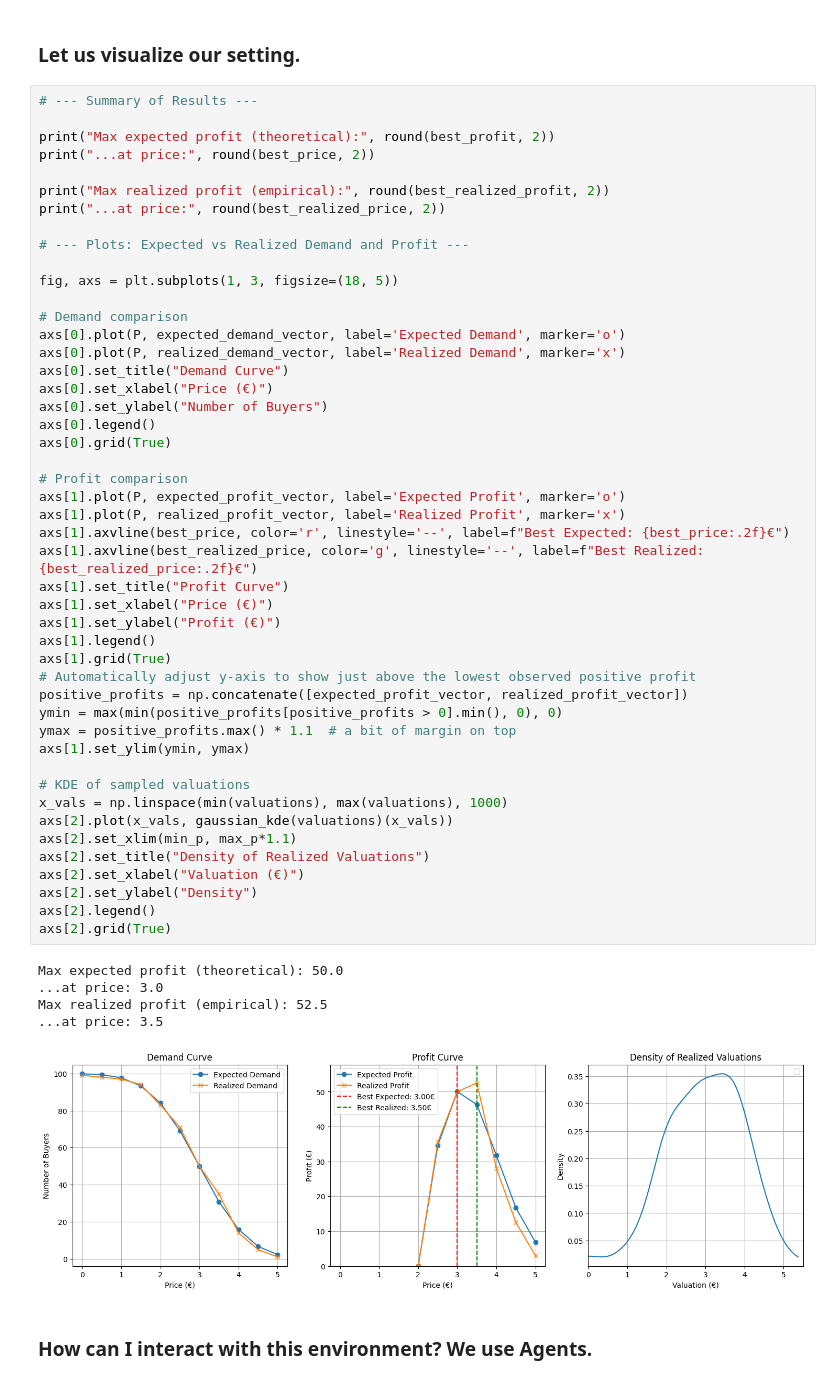
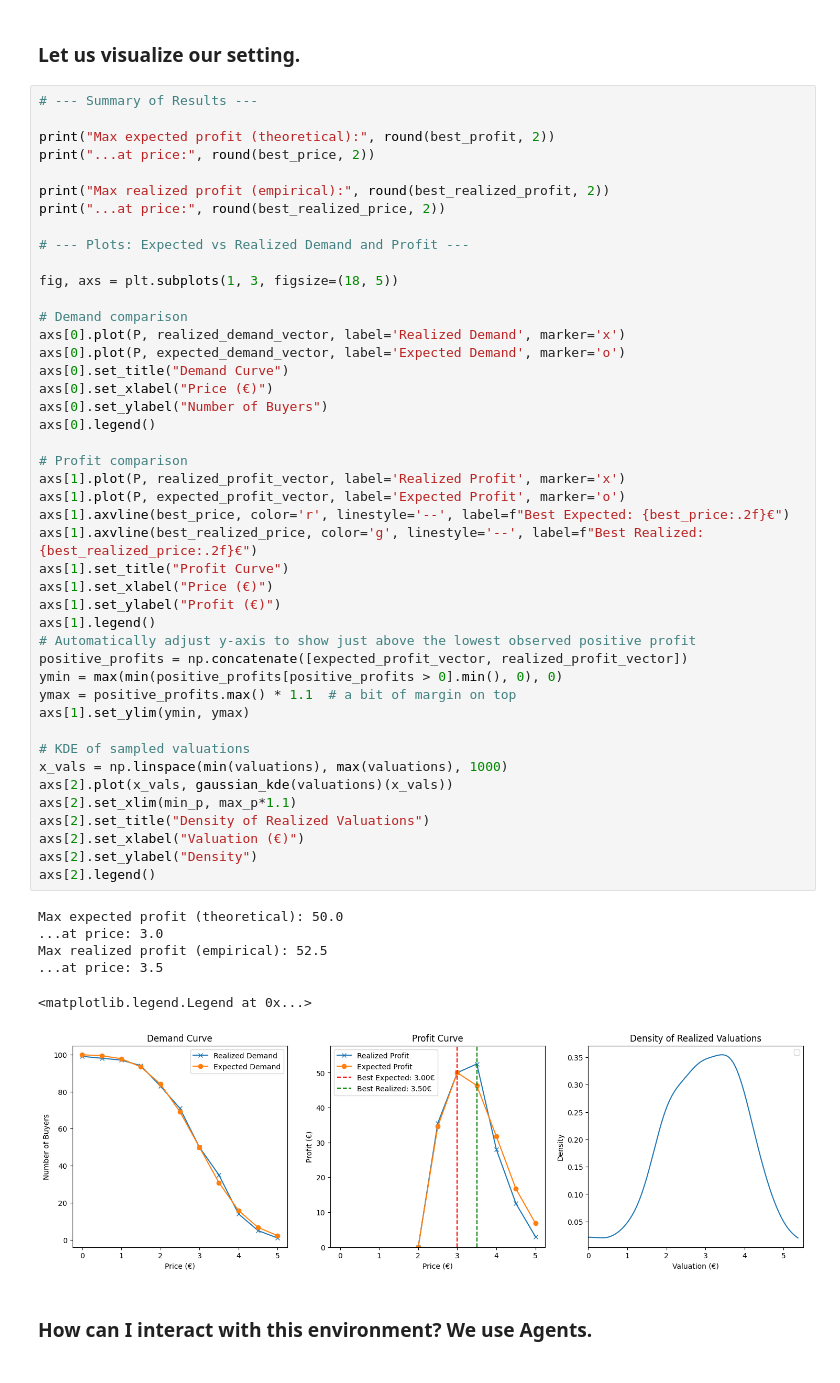
Before and after one commit to peetceenatoo/online-learning, a Jupyter notebook: R1.ipynb, the cells around one changed output. Drawn from its saved outputs; the diff is of its cells as text.

```diff
--- a/R1.ipynb
+++ b/R1.ipynb
@@ -104,45 +104,43 @@ print("...at price:", round(best_realized_price, 2))
 fig, axs = plt.subplots(1, 3, figsize=(18, 5))
 
 # Demand comparison
+axs[0].plot(P, realized_demand_vector, label='Realized Demand', marker='x')
 axs[0].plot(P, expected_demand_vector, label='Expected Demand', marker='o')
-axs[0].plot(P, realized_demand_vector, label='Realized Demand', marker='x')
 axs[0].set_title("Demand Curve")
 axs[0].set_xlabel("Price (€)")
 axs[0].set_ylabel("Number of Buyers")
 axs[0].legend()
-axs[0].grid(True)
 
 # Profit comparison
+axs[1].plot(P, realized_profit_vector, label='Realized Profit', marker='x')
 axs[1].plot(P, expected_profit_vector, label='Expected Profit', marker='o')
-axs[1].plot(P, realized_profit_vector, label='Realized Profit', marker='x')
 axs[1].axvline(best_price, color='r', linestyle='--', label=f"Best Expected: {best_price:.2f}€")
 axs[1].axvline(best_realized_price, color='g', linestyle='--', label=f"Best Realized: {best_realized_price:.2f}€")
 axs[1].set_title("Profit Curve")
 axs[1].set_xlabel("Price (€)")
 axs[1].set_ylabel("Profit (€)")
 axs[1].legend()
-axs[1].grid(True)
 # Automatically adjust y-axis to show just above the lowest observed positive profit
 positive_profits = np.concatenate([expected_profit_vector, realized_profit_vector])
 ymin = max(min(positive_profits[positive_profits > 0].min(), 0), 0)
 ymax = positive_profits.max() * 1.1  # a bit of margin on top
 axs[1].set_ylim(ymin, ymax)
 
 # KDE of sampled valuations
 x_vals = np.linspace(min(valuations), max(valuations), 1000)
 axs[2].plot(x_vals, gaussian_kde(valuations)(x_vals))
 axs[2].set_xlim(min_p, max_p*1.1)
 axs[2].set_title("Density of Realized Valuations")
 axs[2].set_xlabel("Valuation (€)")
 axs[2].set_ylabel("Density")
 axs[2].legend()
-axs[2].grid(True)
 # %% [output]
 Max expected profit (theoretical): 50.0
 ...at price: 3.0
 Max realized profit (empirical): 52.5
 ...at price: 3.5
+<matplotlib.legend.Legend at 0x...>
-[figure, old version]
+[figure, new version]
 # %% [markdown]
 ### How can I interact with this environment? We use Agents.
 # %%
```
Also changed, not shown: parts of 11 cells of this notebook.
